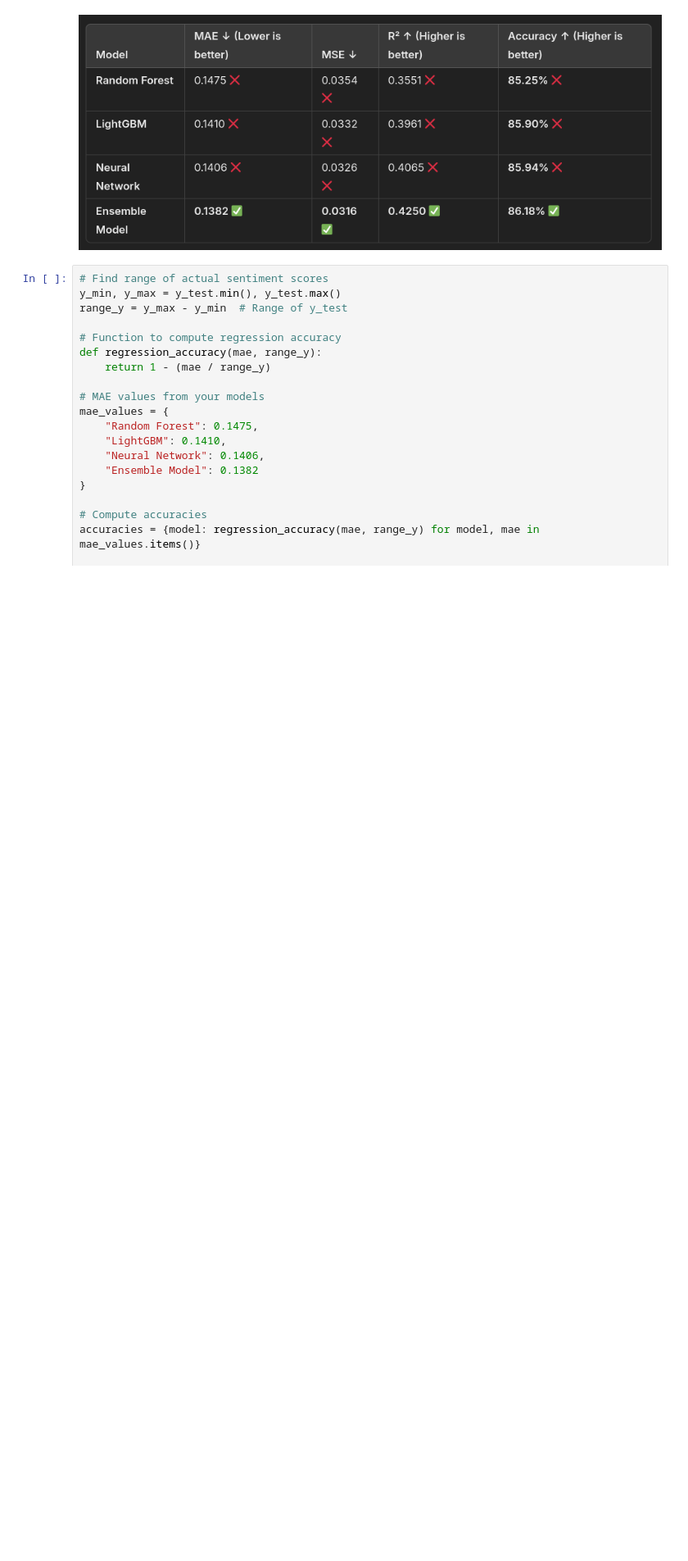
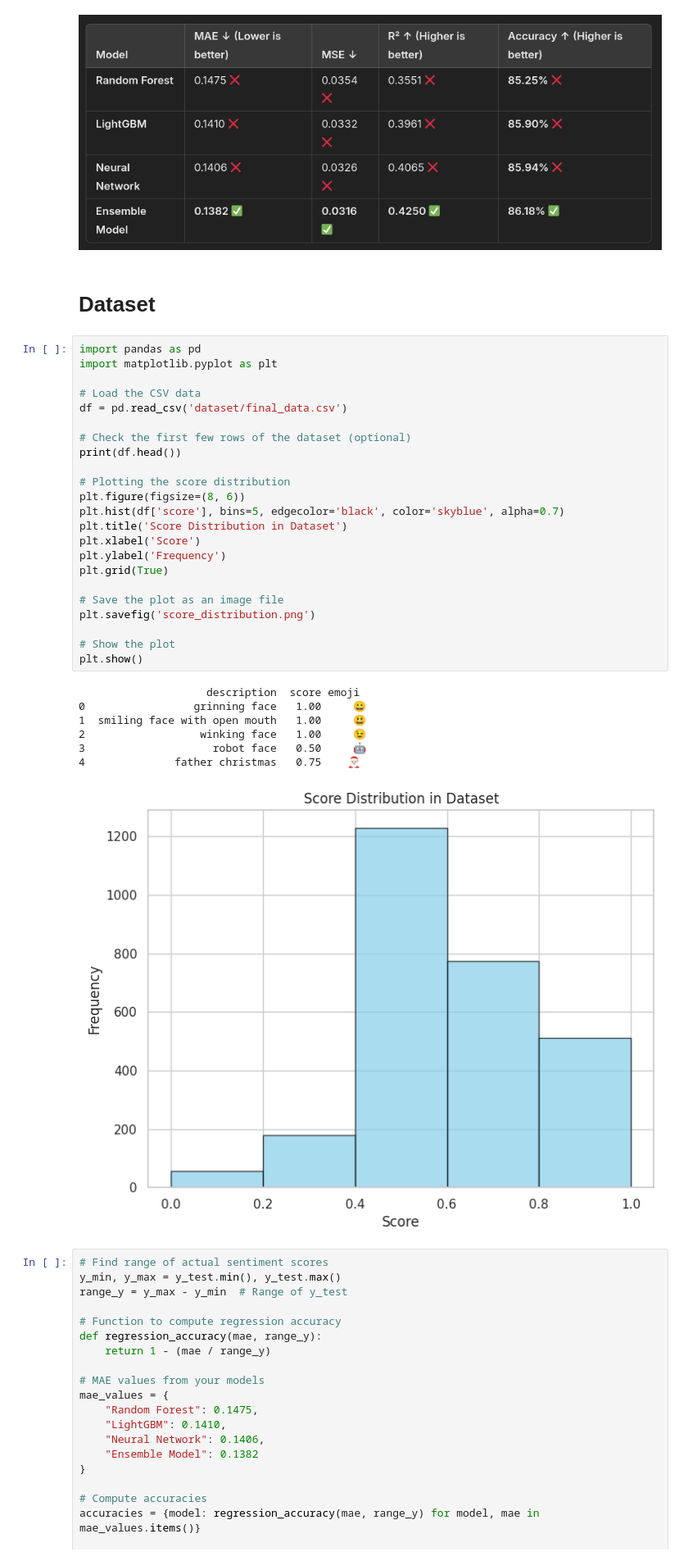
Before and after one commit to UjjwalPardeshi/emoji_analysis, a Jupyter notebook: performance_matrices.ipynb, the cells around one changed output. Shown: that part at 82% size. Saved outputs shown, nothing was run; the diff lists cells and outputs as text; blank space fills up the shorter version.

Commit message:
add eval graphs

```diff
--- a/performance_matrices.ipynb
+++ b/performance_matrices.ipynb
@@ -1,5 +1,38 @@
 # %% [markdown]
 ![image.png](attachment:277ae765-fae1-4d49-a253-c97f8184889e.png)
+# %% [markdown]
+# Dataset
+# %%
+import pandas as pd
+import matplotlib.pyplot as plt
+
+# Load the CSV data
+df = pd.read_csv('dataset/final_data.csv')
+
+# Check the first few rows of the dataset (optional)
+print(df.head())
+
+# Plotting the score distribution
+plt.figure(figsize=(8, 6))
+plt.hist(df['score'], bins=5, edgecolor='black', color='skyblue', alpha=0.7)
+plt.title('Score Distribution in Dataset')
+plt.xlabel('Score')
+plt.ylabel('Frequency')
+plt.grid(True)
+
+# Save the plot as an image file
+plt.savefig('score_distribution.png')
+
+# Show the plot
+plt.show()
+# %% [output]
+                    description  score emoji
+0                 grinning face   1.00     😀
+1  smiling face with open mouth   1.00     😃
+2                  winking face   1.00     😉
+3                    robot face   0.50     🤖
+4              father christmas   0.75    🎅🏻
+[figure, added]
 # %%
 # Find range of actual sentiment scores
 y_min, y_max = y_test.min(), y_test.max()
```
Also changed, not shown: 2 other files.
